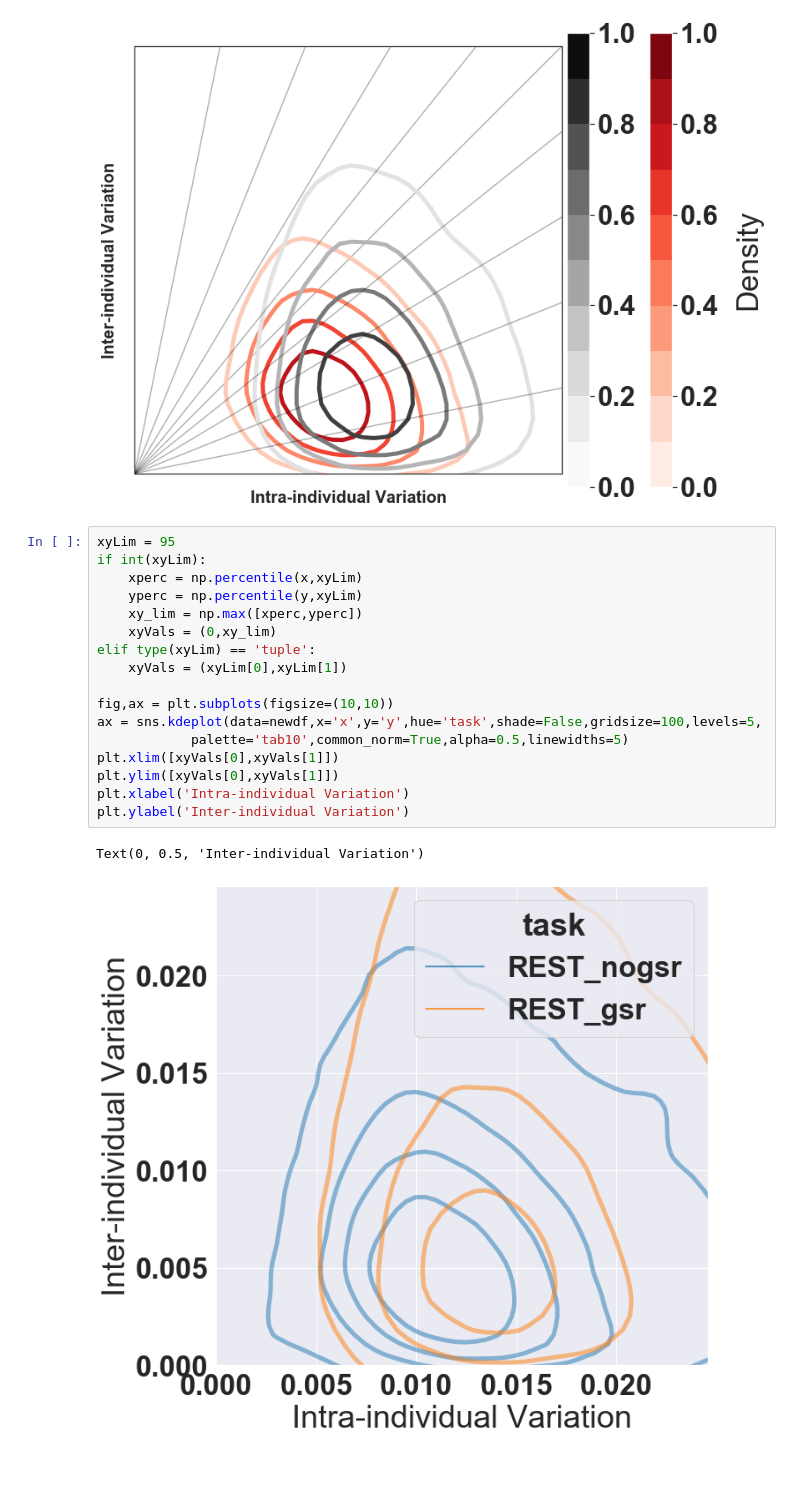
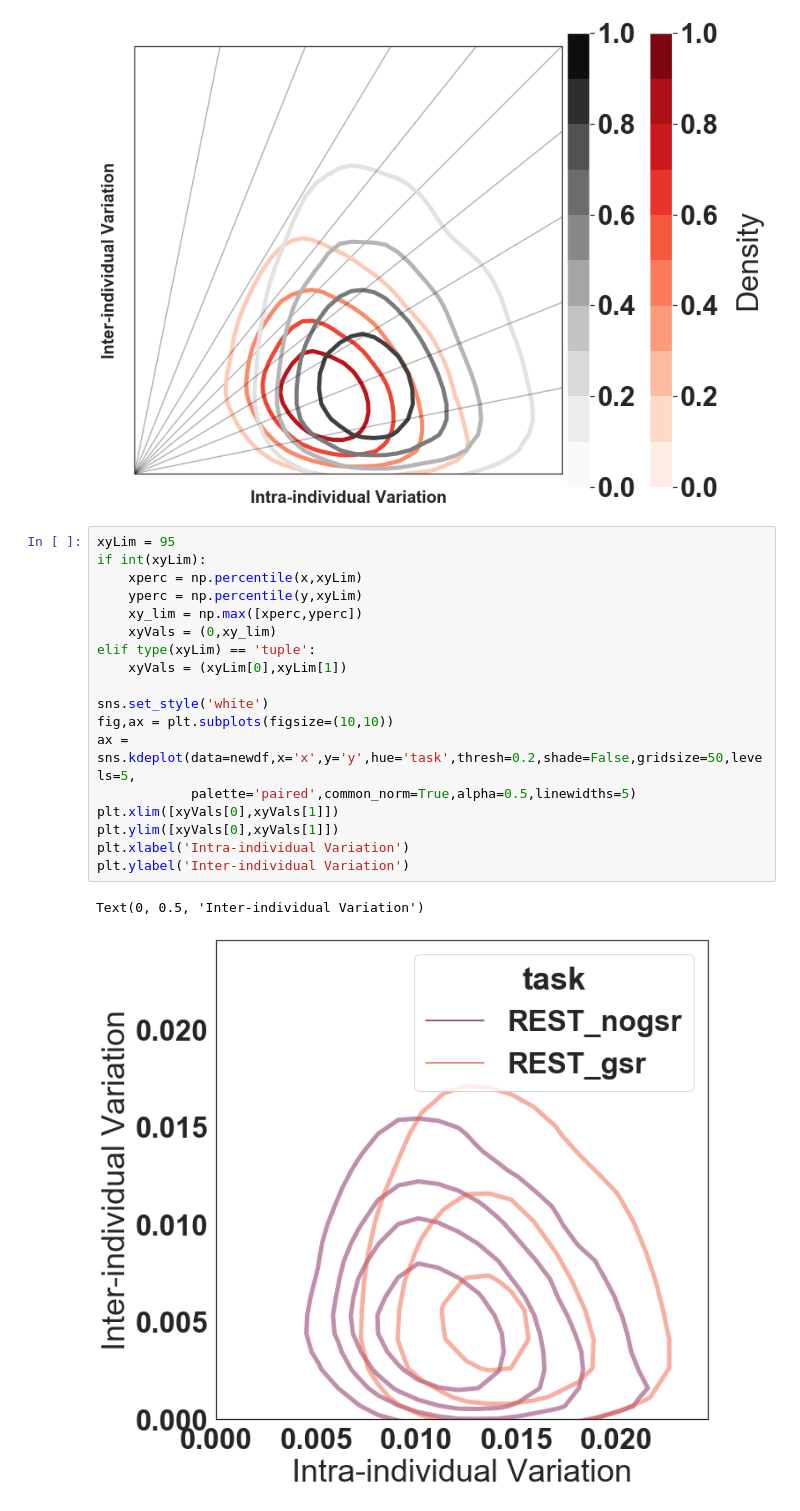
Before and after one commit to HumanBrainED/reliability_fieldMap_gradientFlow, a Jupyter notebook: tutorial/01_reliability_field_map_sns_test.ipynb, the cells around one changed output. Saved outputs shown, nothing was run; the diff lists cells and outputs as text; blank space fills up the shorter version.

```diff
--- a/tutorial/01_reliability_field_map_sns_test.ipynb
+++ b/tutorial/01_reliability_field_map_sns_test.ipynb
@@ -74,20 +74,21 @@ plot_field_map_overlay(taskcombos,data,taskcolors,taskcmaps,alpha,lines,outpath,
 # %%
 xyLim = 95
 if int(xyLim):
     xperc = np.percentile(x,xyLim)
     yperc = np.percentile(y,xyLim)
     xy_lim = np.max([xperc,yperc])
     xyVals = (0,xy_lim)
 elif type(xyLim) == 'tuple':
     xyVals = (xyLim[0],xyLim[1])
 
+sns.set_style('white')
 fig,ax = plt.subplots(figsize=(10,10))
-ax = sns.kdeplot(data=newdf,x='x',y='y',hue='task',shade=False,gridsize=100,levels=5,
-            palette='tab10',common_norm=True,alpha=0.5,linewidths=5)
+ax = sns.kdeplot(data=newdf,x='x',y='y',hue='task',thresh=0.2,shade=False,gridsize=50,levels=5,
+            palette='paired',common_norm=True,alpha=0.5,linewidths=5)
 plt.xlim([xyVals[0],xyVals[1]])
 plt.ylim([xyVals[0],xyVals[1]])
 plt.xlabel('Intra-individual Variation')
 plt.ylabel('Inter-individual Variation')
 # %% [output]
 Text(0, 0.5, 'Inter-individual Variation')
-[figure, old version]
+[figure, new version]
```
Also changed, not shown: parts of 1 cell of this notebook, 2 other files.
